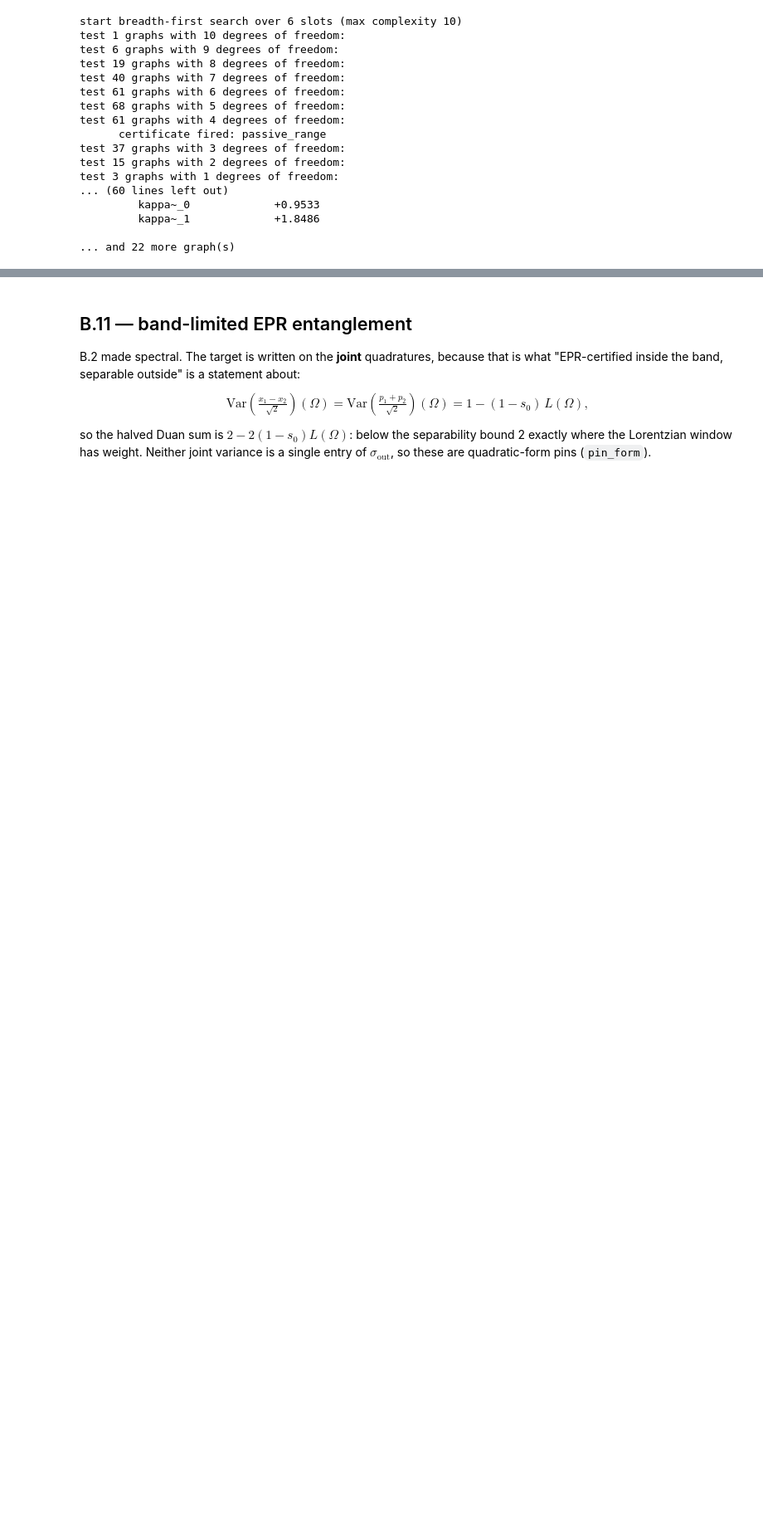
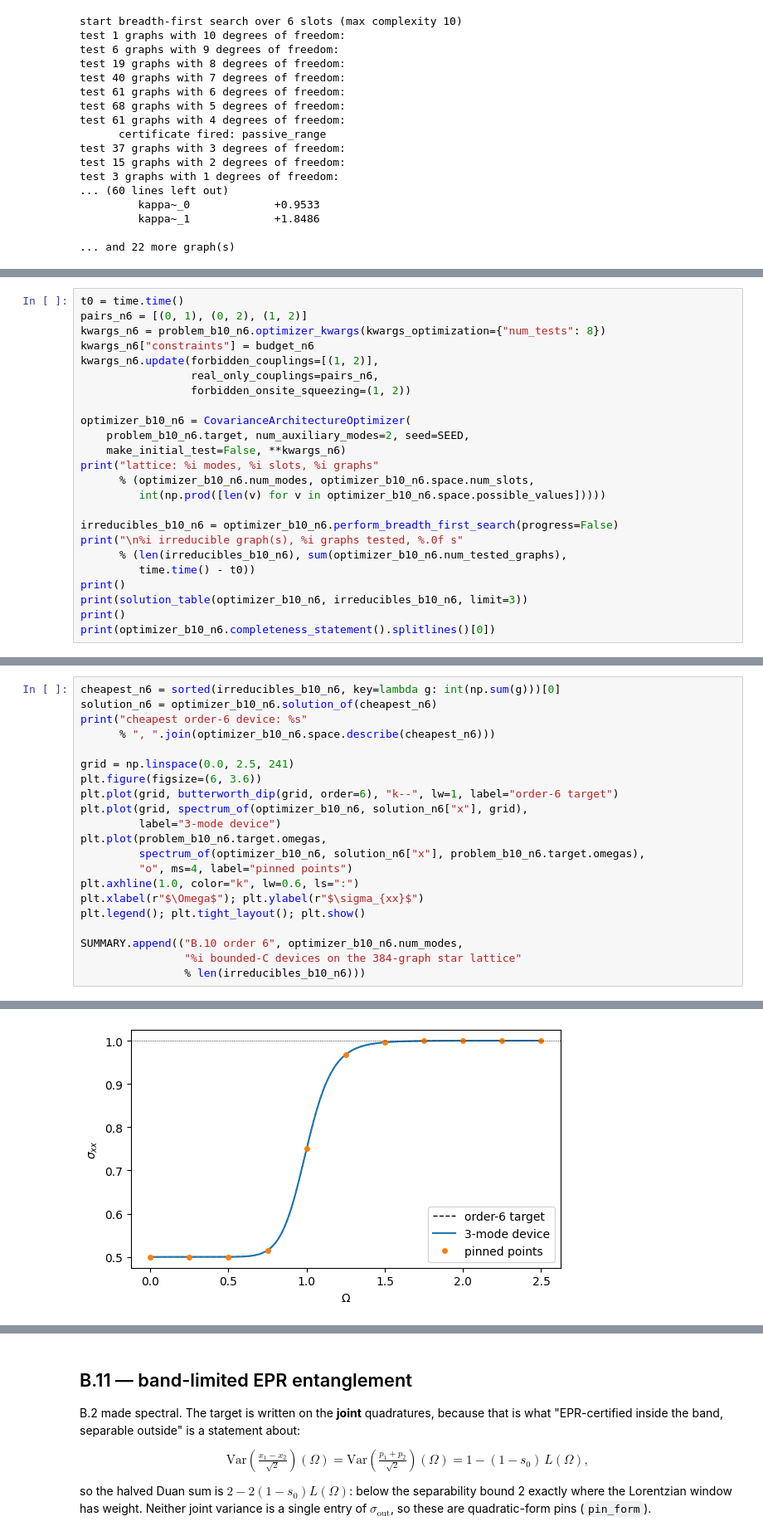
Before and after one commit to Fouriersaur/AutoGaussian, a Jupyter notebook: autogaussian/5_spectral_gallery.ipynb, the cells around one changed output, grey strips where cells are left out. Shown at 83% size. Cells and saved outputs as stored; diff of their text form; blank space fills up the shorter version.

```diff
--- a/autogaussian/5_spectral_gallery.ipynb
+++ b/autogaussian/5_spectral_gallery.ipynb
@@ -1044,0 +1099,24 @@ test 3 graphs with 1 degrees of freedom:
+# %%
+t0 = time.time()
+pairs_n6 = [(0, 1), (0, 2), (1, 2)]
+kwargs_n6 = problem_b10_n6.optimizer_kwargs(kwargs_optimization={"num_tests": 8})
+kwargs_n6["constraints"] = budget_n6
+kwargs_n6.update(forbidden_couplings=[(1, 2)],
+                 real_only_couplings=pairs_n6,
+                 forbidden_onsite_squeezing=(1, 2))
+
+optimizer_b10_n6 = CovarianceArchitectureOptimizer(
+    problem_b10_n6.target, num_auxiliary_modes=2, seed=SEED,
+    make_initial_test=False, **kwargs_n6)
+print("lattice: %i modes, %i slots, %i graphs"
+      % (optimizer_b10_n6.num_modes, optimizer_b10_n6.space.num_slots,
+         int(np.prod([len(v) for v in optimizer_b10_n6.space.possible_values]))))
+
+irreducibles_b10_n6 = optimizer_b10_n6.perform_breadth_first_search(progress=False)
+print("\n%i irreducible graph(s), %i graphs tested, %.0f s"
+      % (len(irreducibles_b10_n6), sum(optimizer_b10_n6.num_tested_graphs),
+         time.time() - t0))
+print()
+print(solution_table(optimizer_b10_n6, irreducibles_b10_n6, limit=3))
+print()
+print(optimizer_b10_n6.completeness_statement().splitlines()[0])
@@ -1044,0 +1141,22 @@ test 3 graphs with 1 degrees of freedom:
+# %%
+cheapest_n6 = sorted(irreducibles_b10_n6, key=lambda g: int(np.sum(g)))[0]
+solution_n6 = optimizer_b10_n6.solution_of(cheapest_n6)
+print("cheapest order-6 device: %s"
+      % ", ".join(optimizer_b10_n6.space.describe(cheapest_n6)))
+
+grid = np.linspace(0.0, 2.5, 241)
+plt.figure(figsize=(6, 3.6))
+plt.plot(grid, butterworth_dip(grid, order=6), "k--", lw=1, label="order-6 target")
+plt.plot(grid, spectrum_of(optimizer_b10_n6, solution_n6["x"], grid),
+         label="3-mode device")
+plt.plot(problem_b10_n6.target.omegas,
+         spectrum_of(optimizer_b10_n6, solution_n6["x"], problem_b10_n6.target.omegas),
+         "o", ms=4, label="pinned points")
+plt.axhline(1.0, color="k", lw=0.6, ls=":")
+plt.xlabel(r"$\Omega$"); plt.ylabel(r"$\sigma_{xx}$")
+plt.legend(); plt.tight_layout(); plt.show()
+
+SUMMARY.append(("B.10 order 6", optimizer_b10_n6.num_modes,
+                "%i bounded-C devices on the 384-graph star lattice"
+                % len(irreducibles_b10_n6)))
+# %% [output]
@@ -1044,0 +1164 @@ test 3 graphs with 1 degrees of freedom:
+[figure, added]
```
Also changed, not shown: parts of 17 cells of this notebook, 12 other files.
